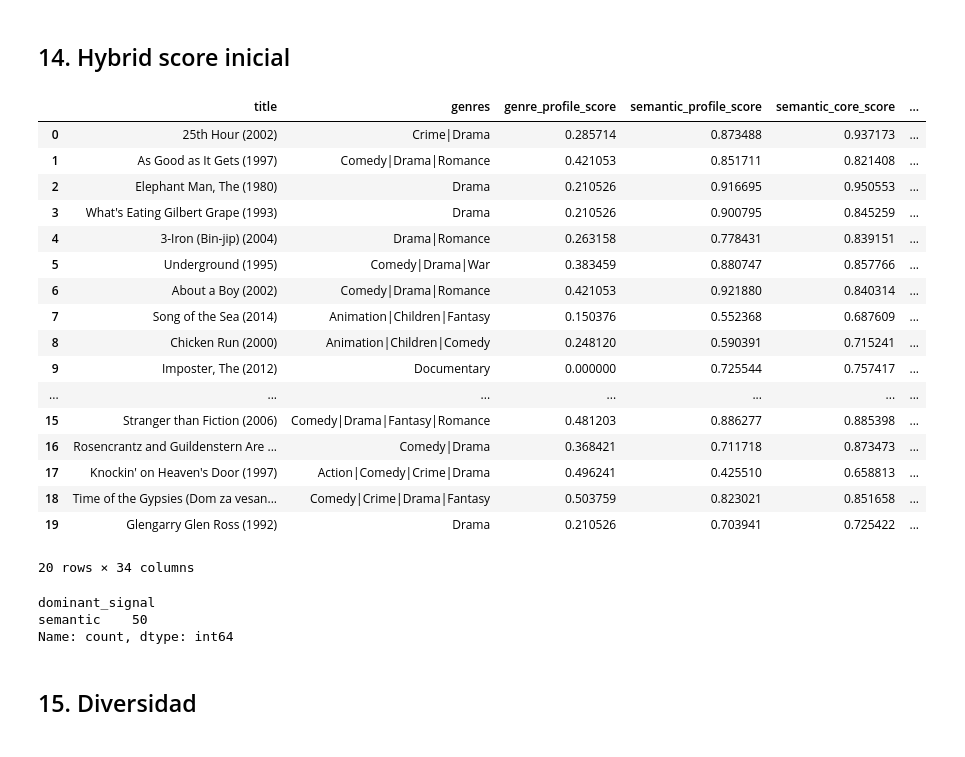
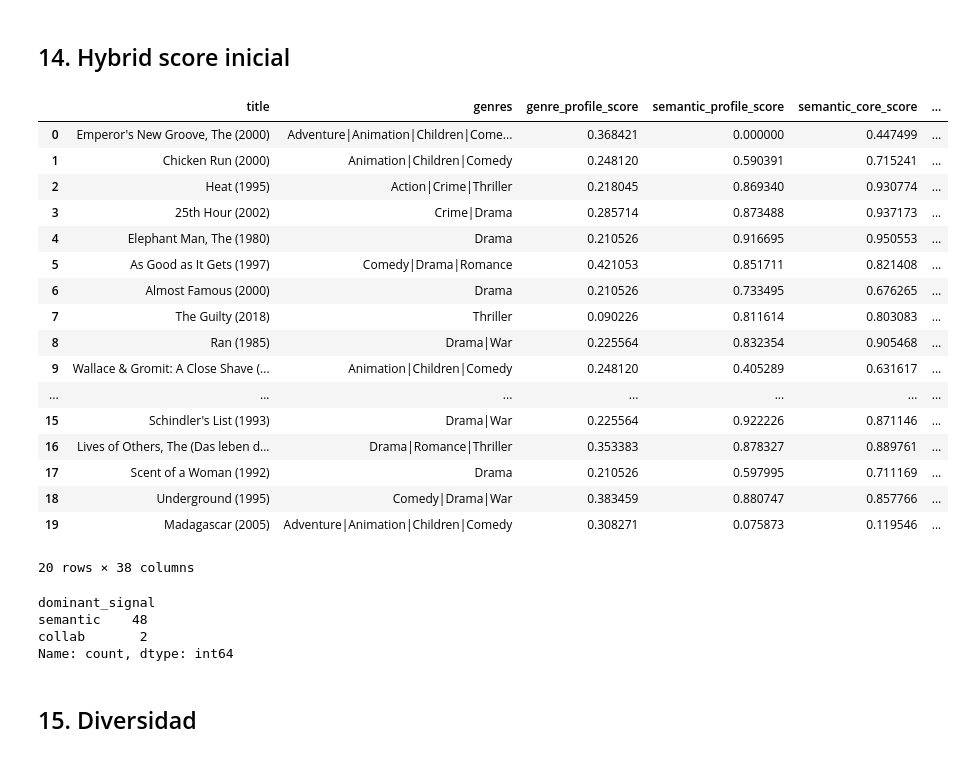
Before and after one commit to alexonazo/TFG, a Jupyter notebook: notebooks/08_recomendador_hibrido_final.ipynb, the cells around one changed output. Cells and saved outputs as stored; diff of their text form; code cells hidden in the pictures.

```diff
--- a/notebooks/08_recomendador_hibrido_final.ipynb
+++ b/notebooks/08_recomendador_hibrido_final.ipynb
@@ -2108,19 +2364,27 @@ def compute_hybrid_score(df, weights):
         scored["year_affinity_score"] = 1.0
     if "temporal_mismatch_penalty" not in scored.columns:
         scored["temporal_mismatch_penalty"] = 0.0
-    if "semantic_net_score" in scored.columns:
+    if "semantic_relevance_score" in scored.columns:
+        semantic_signal = scored["semantic_relevance_score"]
+    elif "semantic_net_score" in scored.columns:
         semantic_signal = scored["semantic_net_score"]
     elif "semantic_core_score" in scored.columns:
         semantic_signal = scored["semantic_core_score"]
     else:
         semantic_signal = scored["semantic_profile_score"]
+    if "negative_semantic_relevance_score" in scored.columns:
+        negative_semantic_signal = scored["negative_semantic_relevance_score"]
+    elif "semantic_core_negative_score" in scored.columns:
+        negative_semantic_signal = scored["semantic_core_negative_score"]
+    else:
+        negative_semantic_signal = scored["negative_semantic_score"]
     scored["contrib_semantic"] = weights["semantic"] * semantic_signal
     scored["contrib_collab"] = weights["collab"] * scored["item_item_collab_score"]
     scored["contrib_rating"] = weights["rating"] * scored["rating_score"]
     scored["contrib_popularity"] = weights["popularity"] * scored["popularity_score"]
     scored["contrib_year_affinity"] = weights.get("year_affinity", 0.0) * scored["year_affinity_score"]
     scored["penalty_negative_genre"] = weights["negative_genre"] * scored["negative_genre_score"]
-    scored["penalty_negative_semantic"] = weights["negative_semantic"] * scored["negative_semantic_score"]
+    scored["penalty_negative_semantic"] = weights["negative_semantic"] * negative_semantic_signal
     scored["penalty_negative_collab"] = weights["negative_collab"] * scored["item_item_negative_collab_score"]
     scored["penalty_temporal_mismatch"] = weights.get("temporal_mismatch", 0.0) * scored["temporal_mismatch_penalty"]
 
@@ -2171,58 +2435,63 @@ AUDIT_COLUMNS = [
     "semantic_core_score",
     "semantic_core_negative_score",
     "semantic_net_score",
+    "negative_semantic_relevance_score",
+    "semantic_relevance_score",
+    "negative_latent_similarity_score",
+    "latent_core_similarity_score",
     "negative_genre_score",
     "negative_semantic_score",
     "semantic_negative_beta",
     "item_item_collab_score",
     "item_item_negative_collab_score",
     "rating_score",
     "popularity_score",
     "allow_temporal_outlier",
     "is_temporal_outlier",
     "temporal_distance_from_profile",
     "temporal_mismatch_penalty",
     "year_affinity_score",
     "contrib_genre",
     "contrib_semantic",
     "contrib_collab",
     "contrib_rating",
     "contrib_popularity",
     "contrib_year_affinity",
     "penalty_negative_genre",
     "penalty_negative_semantic",
     "penalty_negative_collab",
     "penalty_temporal_mismatch",
     "dominant_signal",
     "semantic_explanation_terms",
     "core_semantic_explanation_terms",
     "core_negative_semantic_terms",
     "hybrid_score",
 ]
 
 display(candidates_scored[AUDIT_COLUMNS].head(20))
 display(candidates_scored.head(50)["dominant_signal"].value_counts())
 # %% [output]
 |  | title | genres | genre_profile_score | semantic_profile_score | semantic_core_score | ... |
-| 0 | 25th Hour (2002) | Crime|Drama | 0.285714 | 0.873488 | 0.937173 | ... |
-| 1 | As Good as It Gets (1997) | Comedy|Drama|Romance | 0.421053 | 0.851711 | 0.821408 | ... |
-| 2 | Elephant Man, The (1980) | Drama | 0.210526 | 0.916695 | 0.950553 | ... |
-| 3 | What's Eating Gilbert Grape (1993) | Drama | 0.210526 | 0.900795 | 0.845259 | ... |
-| 4 | 3-Iron (Bin-jip) (2004) | Drama|Romance | 0.263158 | 0.778431 | 0.839151 | ... |
-| 5 | Underground (1995) | Comedy|Drama|War | 0.383459 | 0.880747 | 0.857766 | ... |
-| 6 | About a Boy (2002) | Comedy|Drama|Romance | 0.421053 | 0.921880 | 0.840314 | ... |
-| 7 | Song of the Sea (2014) | Animation|Children|Fantasy | 0.150376 | 0.552368 | 0.687609 | ... |
-| 8 | Chicken Run (2000) | Animation|Children|Comedy | 0.248120 | 0.590391 | 0.715241 | ... |
-| 9 | Imposter, The (2012) | Documentary | 0.000000 | 0.725544 | 0.757417 | ... |
+| 0 | Emperor's New Groove, The (2000) | Adventure|Animation|Children|Come... | 0.368421 | 0.000000 | 0.447499 | ... |
+| 1 | Chicken Run (2000) | Animation|Children|Comedy | 0.248120 | 0.590391 | 0.715241 | ... |
+| 2 | Heat (1995) | Action|Crime|Thriller | 0.218045 | 0.869340 | 0.930774 | ... |
+| 3 | 25th Hour (2002) | Crime|Drama | 0.285714 | 0.873488 | 0.937173 | ... |
+| 4 | Elephant Man, The (1980) | Drama | 0.210526 | 0.916695 | 0.950553 | ... |
+| 5 | As Good as It Gets (1997) | Comedy|Drama|Romance | 0.421053 | 0.851711 | 0.821408 | ... |
+| 6 | Almost Famous (2000) | Drama | 0.210526 | 0.733495 | 0.676265 | ... |
+| 7 | The Guilty (2018) | Thriller | 0.090226 | 0.811614 | 0.803083 | ... |
+| 8 | Ran (1985) | Drama|War | 0.225564 | 0.832354 | 0.905468 | ... |
+| 9 | Wallace & Gromit: A Close Shave (... | Animation|Children|Comedy | 0.248120 | 0.405289 | 0.631617 | ... |
 | ... | ... | ... | ... | ... | ... | ... |
-| 15 | Stranger than Fiction (2006) | Comedy|Drama|Fantasy|Romance | 0.481203 | 0.886277 | 0.885398 | ... |
-| 16 | Rosencrantz and Guildenstern Are ... | Comedy|Drama | 0.368421 | 0.711718 | 0.873473 | ... |
-| 17 | Knockin' on Heaven's Door (1997) | Action|Comedy|Crime|Drama | 0.496241 | 0.425510 | 0.658813 | ... |
-| 18 | Time of the Gypsies (Dom za vesan... | Comedy|Crime|Drama|Fantasy | 0.503759 | 0.823021 | 0.851658 | ... |
-| 19 | Glengarry Glen Ross (1992) | Drama | 0.210526 | 0.703941 | 0.725422 | ... |
+| 15 | Schindler's List (1993) | Drama|War | 0.225564 | 0.922226 | 0.871146 | ... |
+| 16 | Lives of Others, The (Das leben d... | Drama|Romance|Thriller | 0.353383 | 0.878327 | 0.889761 | ... |
+| 17 | Scent of a Woman (1992) | Drama | 0.210526 | 0.597995 | 0.711169 | ... |
+| 18 | Underground (1995) | Comedy|Drama|War | 0.383459 | 0.880747 | 0.857766 | ... |
+| 19 | Madagascar (2005) | Adventure|Animation|Children|Comedy | 0.308271 | 0.075873 | 0.119546 | ... |
-20 rows × 34 columns
+20 rows × 38 columns
 dominant_signal
-semantic    50
+semantic    48
+collab       2
 Name: count, dtype: int64
 # %% [markdown]
 ## 15. Diversidad
```
Also changed, not shown: parts of 8 cells of this notebook.
